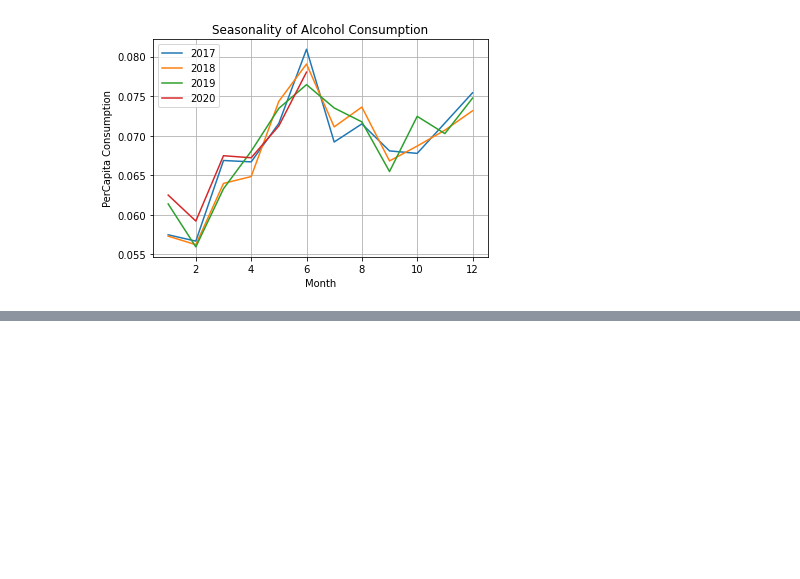
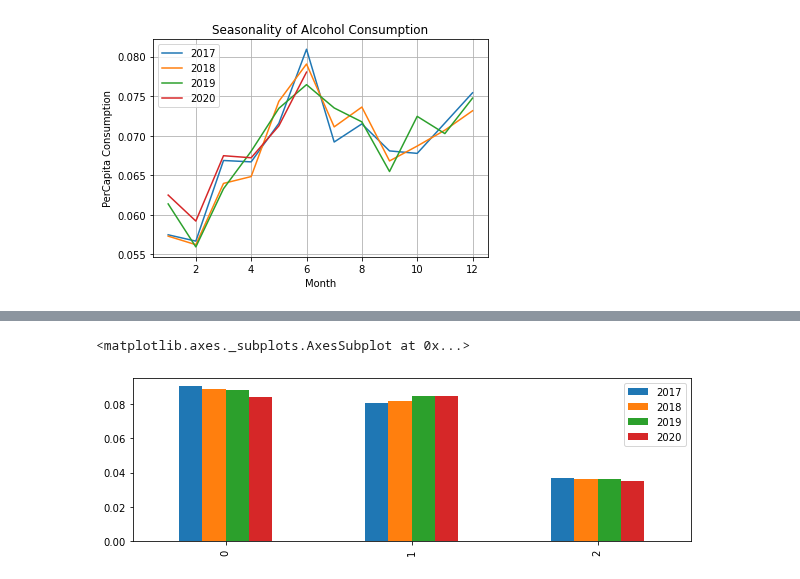
Before and after one commit to zach-18/Project_1_Group_3, a Jupyter notebook: PZJupyter.ipynb, the cells around one changed output, grey strips where cells are left out. Saved outputs shown, nothing was run; the diff lists cells and outputs as text; code cells hidden in the pictures; blank space fills up the shorter version.

```diff
--- a/PZJupyter.ipynb
+++ b/PZJupyter.ipynb
@@ -107,0 +144,13 @@ ValueError: Unrecognized character e in format string
+# %%
+groups = [[0.090188, 0.080462, 0.036707],
+          [0.088401, 0.081422, 0.036455],
+          [0.087805, 0.084167, 0.035961],
+          [0.083765, 0.084339, 0.035041]]
+group_labels = ['2017', '2018', '2019', '2020']
+group_legend = ['Beer', 'Spirits', 'Wine']
+
+
+# Convert data to pandas DataFrame.
+bar_df = pd.DataFrame(groups, index=group_labels).T
+
+bar_df.head()
@@ -107,0 +162,3 @@ ValueError: Unrecognized character e in format string
+# %%
+bar_df['Beverage'] = group_legend
+bar_df
@@ -107,0 +170,2 @@ ValueError: Unrecognized character e in format string
+# %%
+bar_df.set_index('Beverage')
@@ -107,0 +178,7 @@ ValueError: Unrecognized character e in format string
+# %%
+# This worked, just need to do it again, switch year and beverage
+
+bar_df.plot(kind='bar', figsize=(10,3))
+# %% [output]
+<matplotlib.axes._subplots.AxesSubplot at 0x...>
+[figure, added]
```
Also changed, not shown: parts of 18 cells of this notebook, 1 other file.
